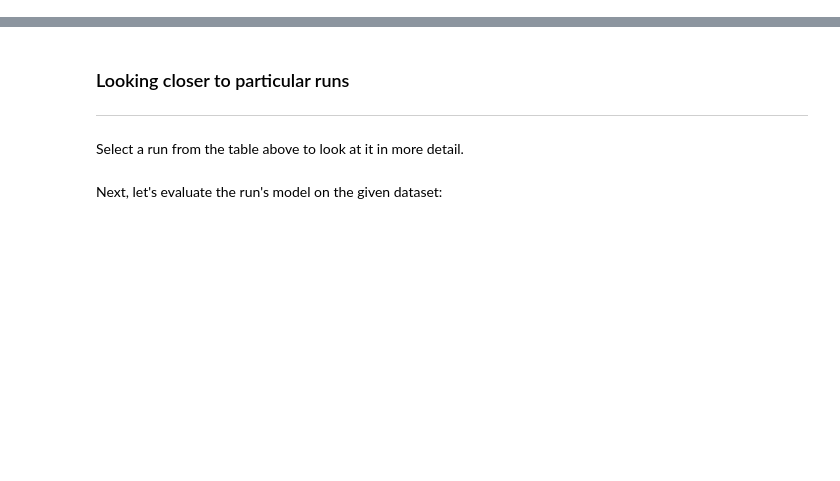
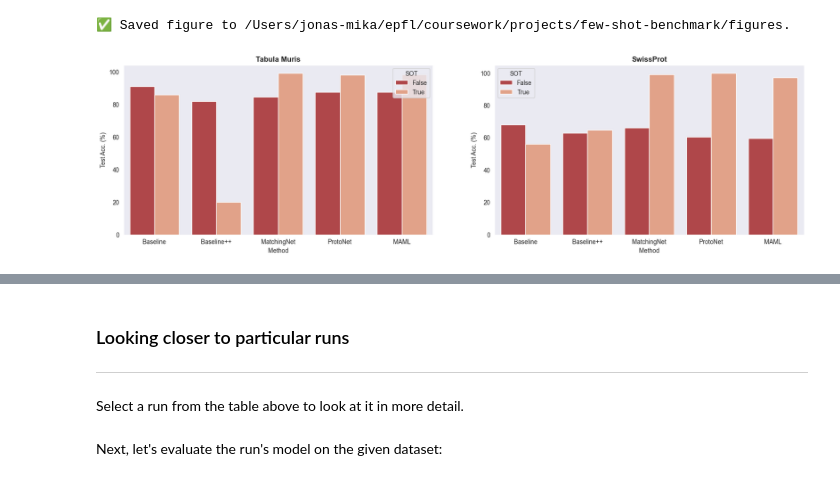
Before and after one commit to mikasenghaas/few-shot-benchmark, a Jupyter notebook: notebooks/analysis.ipynb, the cells around one changed output, grey strips where cells are left out. Saved outputs shown, nothing was run; the diff lists cells and outputs as text; code cells hidden in the pictures; blank space fills up the shorter version.

```diff
--- a/notebooks/analysis.ipynb
+++ b/notebooks/analysis.ipynb
@@ -58,0 +227,45 @@ Let's start by loading all runs from the given experiment group.
+# %%
+# Performance by method with and without SOT
+fig, axs = plt.subplots(ncols=2, figsize=(20, 5))
+
+sns.barplot(
+    df_best_runs_tm,
+    x=("config", "method"),
+    y=("eval", "test/acc"),
+    hue=("config", "use_sot"),
+    order=METHODS,
+    ax=axs[0],
+)
+
+sns.barplot(
+    df_best_runs_sp,
+    x=("config", "method"),
+    y=("eval", "test/acc"),
+    hue=("config", "use_sot"),
+    ci="sd",
+    order=METHODS,
+    ax=axs[1],
+)
+
+# Set title
+axs[0].set_title("Tabula Muris", fontweight="bold")
+axs[1].set_title("SwissProt", fontweight="bold")
+
+# Disable legend on first subplot
+axs[0].get_legend().set_title("SOT")
+axs[1].get_legend().set_title("SOT")
+
+# Set axis labels
+axs[0].set_xticklabels([get_name(name.get_text()) for name in axs[0].get_xticklabels()])
+axs[1].set_xticklabels([get_name(name.get_text()) for name in axs[1].get_xticklabels()])
+
+for ax in axs:
+    ax.set_ylabel("Test Acc. (%)")
+    ax.set_xlabel("Method")
+
+# Save figure
+fig.savefig(os.path.join(FIGURE_DIR, "benchmark-perf.pdf"), bbox_inches="tight")
+print(f"✅ Saved figure to {FIGURE_DIR}.")
+# %% [output]
+✅ Saved figure to /Users/jonas-mika/epfl/coursework/projects/few-shot-benchmark/figures.
+[figure, added]
```
Also changed, not shown: parts of 32 cells of this notebook, 3 other files.
